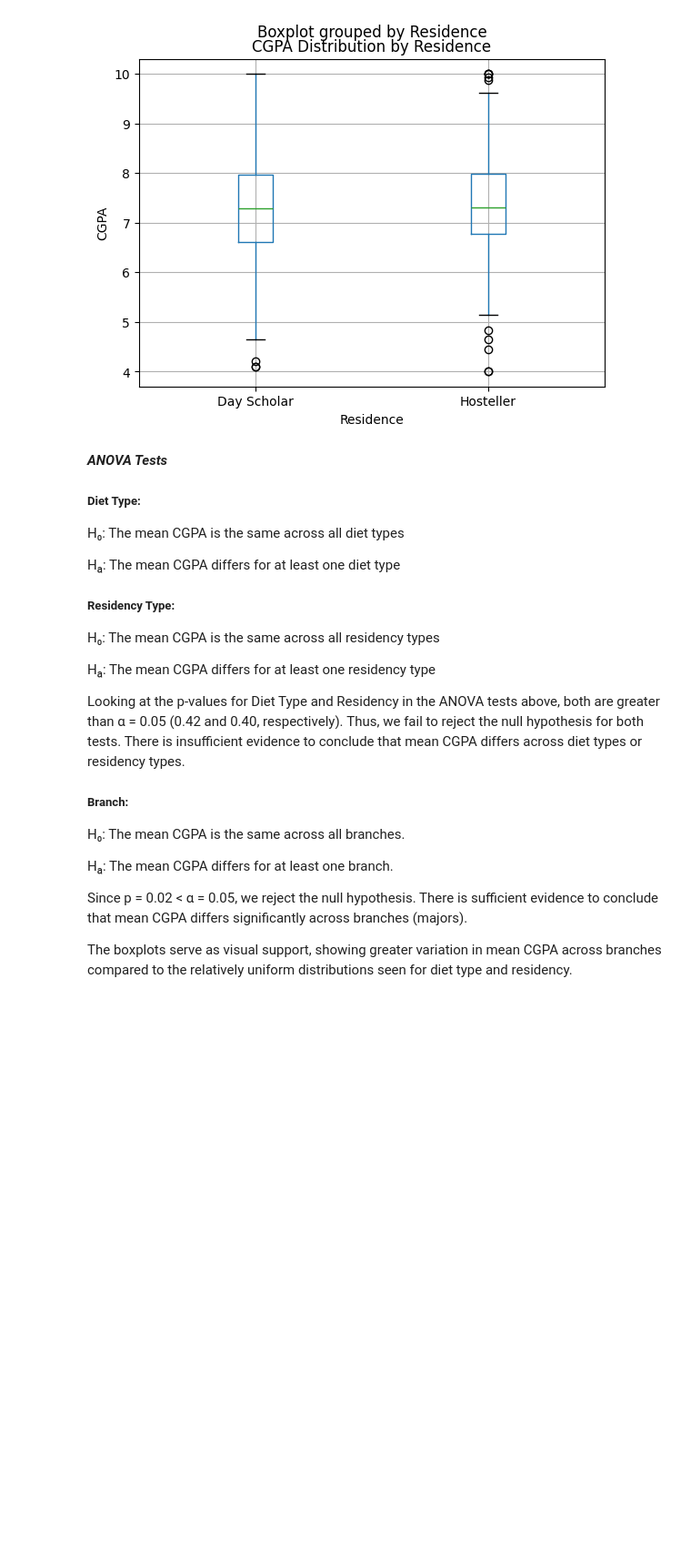
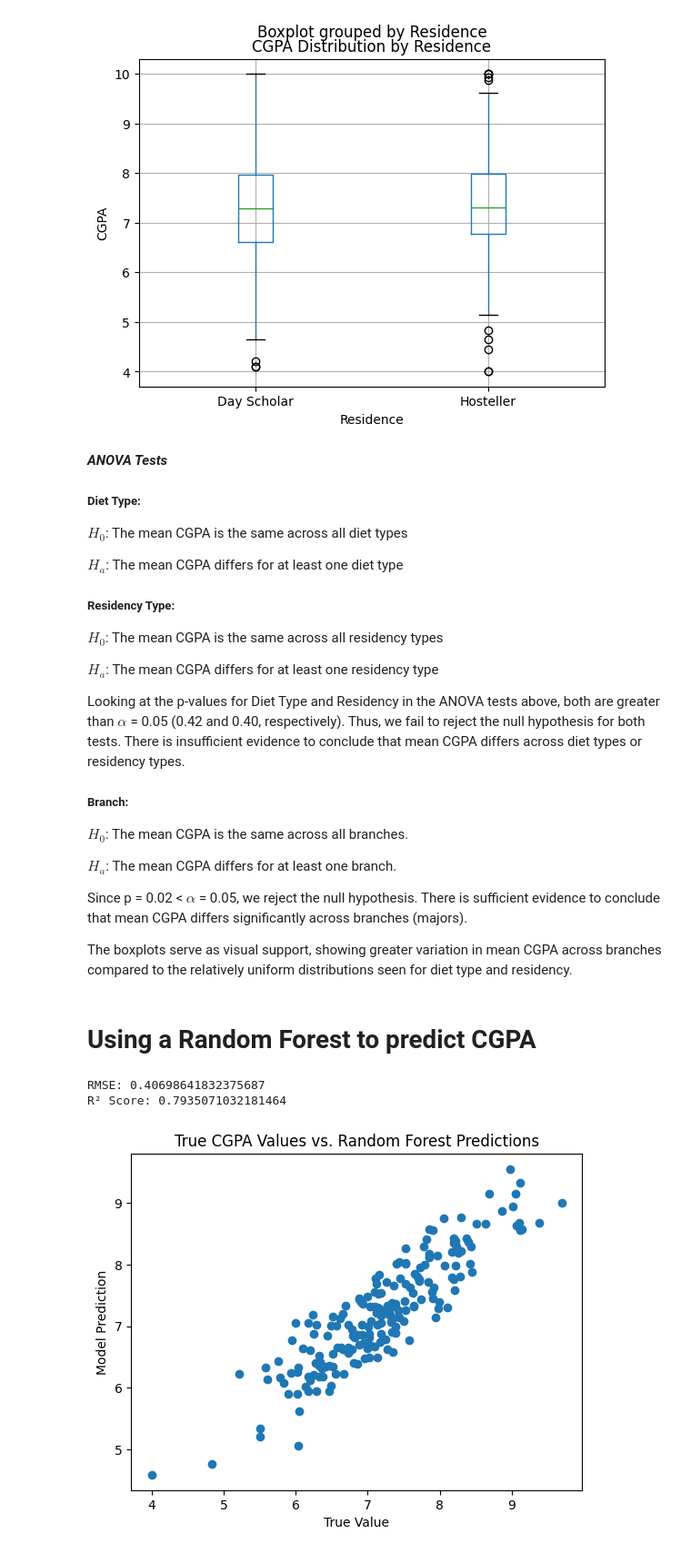
Before and after one commit to arajah574/arajah574.github.io, a Jupyter notebook: Semester_Project.ipynb, the cells around one changed output. Shown at 91% size. Drawn from its saved outputs; the diff is of its cells as text; code cells hidden in the pictures; blank space fills up the shorter version.

Commit message:
added random forest regressor

```diff
--- a/Semester_Project.ipynb
+++ b/Semester_Project.ipynb
@@ -161,25 +161,27 @@ p-value is:  0.40139423186053136
 ***ANOVA Tests***
 
 ##### Diet Type:
-H₀: The mean CGPA is the same across all diet types
+$H_0$: The mean CGPA is the same across all diet types
 
-Hₐ: The mean CGPA differs for at least one diet type
+$H_a$: The mean CGPA differs for at least one diet type
 
 
 ##### Residency Type:
-H₀: The mean CGPA is the same across all residency types
+$H_0$: The mean CGPA is the same across all residency types
 
-Hₐ: The mean CGPA differs for at least one residency type
+$H_a$: The mean CGPA differs for at least one residency type
 
-Looking at the p-values for Diet Type and Residency in the ANOVA tests above, both are greater than α = 0.05 (0.42 and 0.40, respectively). Thus, we fail to reject the null hypothesis for both tests. There is insufficient evidence to conclude that mean CGPA differs across diet types or residency types.
+Looking at the p-values for Diet Type and Residency in the ANOVA tests above, both are greater than $\alpha$ = 0.05 (0.42 and 0.40, respectively). Thus, we fail to reject the null hypothesis for both tests. There is insufficient evidence to conclude that mean CGPA differs across diet types or residency types.
 
 
 ##### Branch:
-H₀: The mean CGPA is the same across all branches.
+$H_0$: The mean CGPA is the same across all branches.
 
-Hₐ: The mean CGPA differs for at least one branch.
+$H_a$: The mean CGPA differs for at least one branch.
 
 
-Since p = 0.02 < α = 0.05, we reject the null hypothesis. There is sufficient evidence to conclude that mean CGPA differs significantly across branches (majors).
+Since p = 0.02 < $\alpha$ = 0.05, we reject the null hypothesis. There is sufficient evidence to conclude that mean CGPA differs significantly across branches (majors).
 
 The boxplots serve as visual support, showing greater variation in mean CGPA across branches compared to the relatively uniform distributions seen for diet type and residency.
+# %% [markdown]
+# Using a Random Forest to predict CGPA
@@ -185,0 +192,30 @@ The boxplots serve as visual support, showing greater variation in mean CGPA acr
+# %%
+X = df.drop(columns=["CGPA"])
+y = df["CGPA"]
+
+X = pd.get_dummies(X)
+
+X_train, X_test, y_train, y_test = train_test_split(X, y, test_size = 0.2)
+# %%
+model = RandomForestRegressor()
+model.fit(X_train, y_train)
+
+preds = model.predict(X_test)
+
+rmse = mean_squared_error(y_test, preds) ** 0.5
+r2 = r2_score(y_test, preds)
+
+print("RMSE:", rmse)
+print("R² Score:", r2)
+# %% [output]
+RMSE: 0.40698641832375687
+R² Score: 0.7935071032181464
+# %%
+plt.scatter(y_test, preds)
+plt.ylabel("Model Prediction")
+plt.xlabel("True Value")
+plt.title("True CGPA Values vs. Random Forest Predictions")
+
+plt.show()
+# %% [output]
+[figure, added]
```
Also changed, not shown: parts of 2 cells of this notebook.
